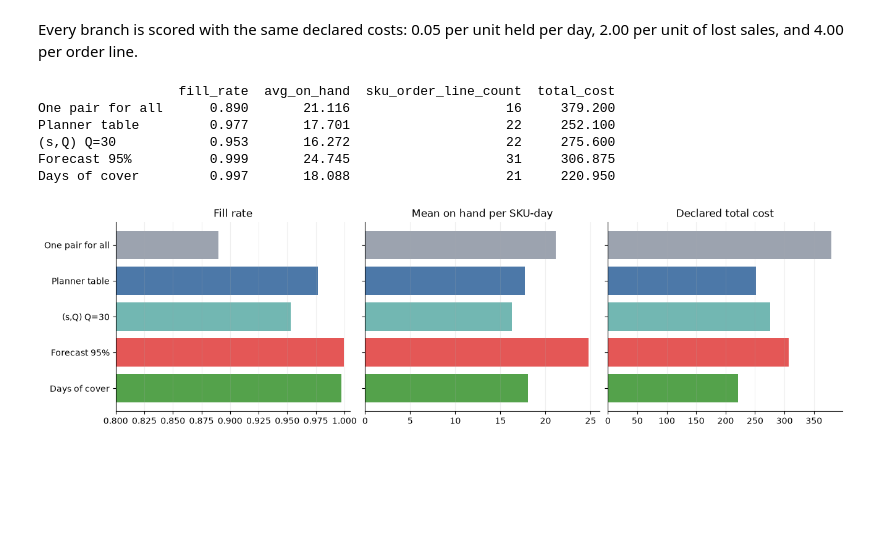
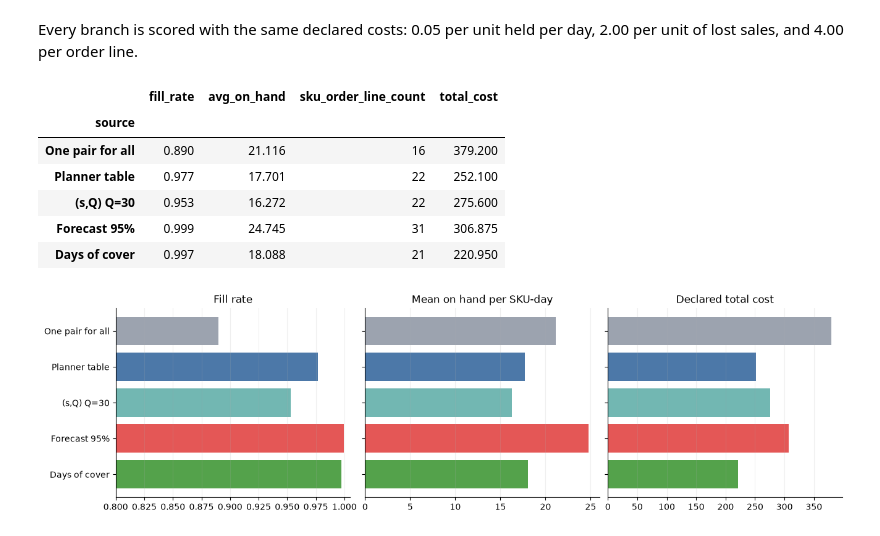
Before and after one commit to FilTheo/stockcast, a Jupyter notebook: examples/notebooks/05g_reorder_point_sources.ipynb, the cells around one changed output. Saved outputs shown, nothing was run; the diff lists cells and outputs as text; code cells hidden in the pictures; blank space fills up the shorter version.

```diff
--- a/examples/notebooks/05g_reorder_point_sources.ipynb
+++ b/examples/notebooks/05g_reorder_point_sources.ipynb
@@ -305,38 +372,60 @@ ValueError: policy forecast_origin 2026-01-12 00:00:00 must not be after decisio
 `run_comparison` accepts `{label: policy}`. Every branch gets the same demand, its own copy of the opening stock, and the same warm-up and scoring windows, so the policies differ only in where their levels came from.
 # %%
 policies = {
-    'One pair for all': one_pair,
-    'Planner table': planner_table,
-    '(s,Q) Q=30': fixed_lot,
-    'Forecast 95%': from_forecast,
-    'Days of cover': days_of_cover,
+    "One pair for all": one_pair,
+    "Planner table": planner_table,
+    "(s,Q) Q=30": fixed_lot,
+    "Forecast 95%": from_forecast,
+    "Days of cover": days_of_cover,
 }
 comparison = SimulationEngine().run_comparison(
-    policies, demand, opening, freq='D', warmup_periods=warmup_days,
+    policies,
+    demand,
+    opening,
+    freq="D",
+    warmup_periods=warmup_days,
 )
 # %% [markdown]
 Every branch is scored with the same declared costs: 0.05 per unit held per day, 2.00 per unit of lost sales, and 4.00 per order line.
 # %%
+from IPython.display import display
+
+from stockcast.evaluation import (
+    InventoryEvaluator,
+    avg_on_hand,
+    fill_rate,
+    sku_order_line_count,
+    total_cost,
+)
+
 costs = {
-    'holding_cost_per_unit_period': 0.05,
-    'shortage_cost_per_unit': 2.0,
-    'order_cost_per_sku_line': 4.0,
-    'order_cost_per_unit': 0.0,
-    'cost_components': ['holding', 'shortage', 'ordering'],
+    "holding_cost_per_unit_period": 0.05,
+    "shortage_cost_per_unit": 2.0,
+    "order_cost_per_sku_line": 4.0,
+    "order_cost_per_unit": 0.0,
+    "cost_components": ["holding", "shortage", "ordering"],
 }
-scores = pd.concat({
-    label: InventoryEvaluator().fit(comparison[label]).evaluate(
-        [fill_rate, avg_on_hand, sku_order_line_count, total_cost],
-        context=costs,
+score_frames = []
+for label in comparison:
+    evaluator = InventoryEvaluator()
+    evaluator.fit(comparison[label])
+    score_frames.append(
+        evaluator.evaluate(
+            [fill_rate, avg_on_hand, sku_order_line_count, total_cost],
+            context=costs,
+        ).assign(source=label)
     )
-    for label in comparison
-}).droplevel(1)
-print(scores.round(3).to_string())
+scores = pd.concat(score_frames, ignore_index=True).set_index("source")
+
+# Fill rates differ in the third decimal, so this table shows three decimals.
+with pd.option_context("display.float_format", "{:.3f}".format):
+    display(scores)
 # %% [output]
-                  fill_rate  avg_on_hand  sku_order_line_count  total_cost
-One pair for all      0.890       21.116                    16     379.200
-Planner table         0.977       17.701                    22     252.100
-(s,Q) Q=30            0.953       16.272                    22     275.600
-Forecast 95%          0.999       24.745                    31     306.875
-Days of cover         0.997       18.088                    21     220.950
+|  | fill_rate | avg_on_hand | sku_order_line_count | total_cost |
+| source |  |  |  |  |
+| One pair for all | 0.890 | 21.116 | 16 | 379.200 |
+| Planner table | 0.977 | 17.701 | 22 | 252.100 |
+| (s,Q) Q=30 | 0.953 | 16.272 | 22 | 275.600 |
+| Forecast 95% | 0.999 | 24.745 | 31 | 306.875 |
+| Days of cover | 0.997 | 18.088 | 21 | 220.950 |
 # %%
```
Also changed, not shown: parts of 26 cells of this notebook.
